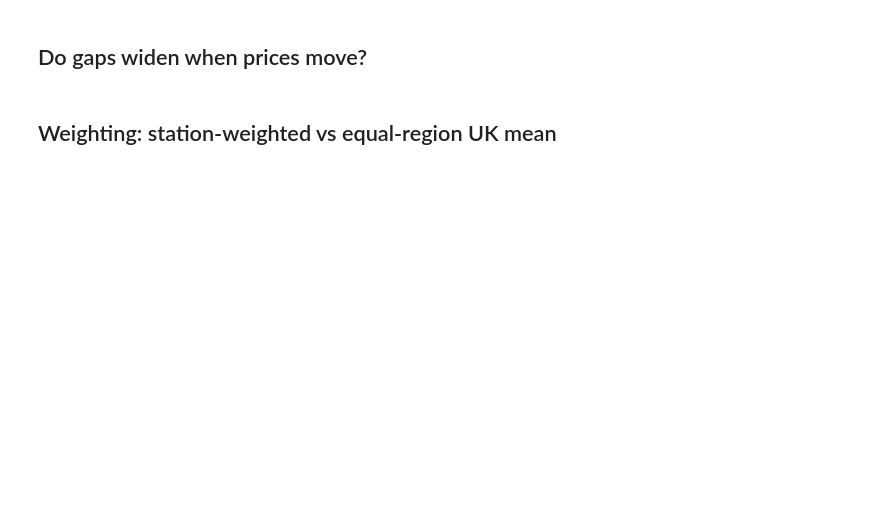
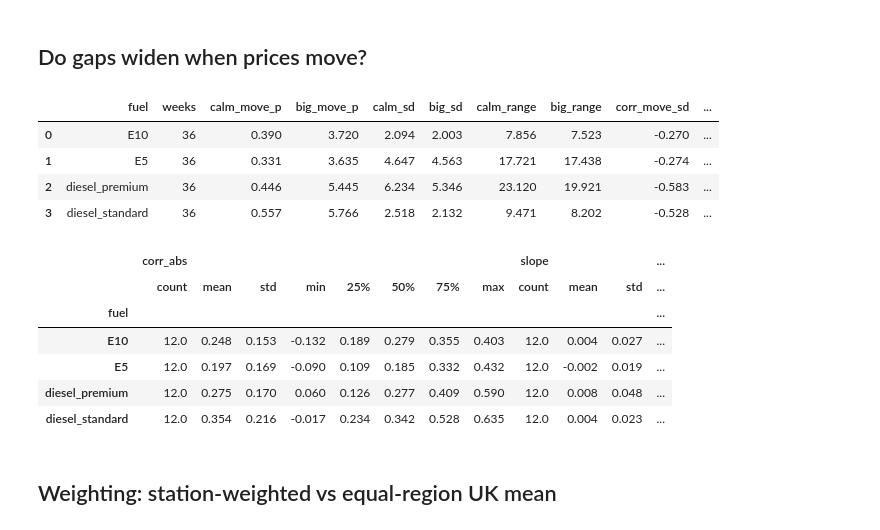
Before and after one commit to Joehmyers/fuel-price-analysis, a Jupyter notebook: notebooks/regional_dispersion.ipynb, the cells around one changed output. Cells and saved outputs as stored; diff of their text form; code cells hidden in the pictures; blank space fills up the shorter version.

```diff
--- a/notebooks/regional_dispersion.ipynb
+++ b/notebooks/regional_dispersion.ipynb
@@ -14,7 +34,21 @@ A.gap_table(areas).query("level == 'region'")
 # %% [markdown]
 ## Do gaps widen when prices move?
 # %%
-display(A.spread_by_move(spread)); A.stability(areas, spread).groupby('fuel')[['corr_abs','slope']].describe().round(3)
+display(A.spread_by_move(spread))
+A.stability(areas, spread).groupby('fuel')[['corr_abs', 'slope']].describe().round(3)
+# %% [output]
+|  | fuel | weeks | calm_move_p | big_move_p | calm_sd | big_sd | calm_range | big_range | corr_move_sd | ... |
+| 0 | E10 | 36 | 0.390 | 3.720 | 2.094 | 2.003 | 7.856 | 7.523 | -0.270 | ... |
+| 1 | E5 | 36 | 0.331 | 3.635 | 4.647 | 4.563 | 17.721 | 17.438 | -0.274 | ... |
+| 2 | diesel_premium | 36 | 0.446 | 5.445 | 6.234 | 5.346 | 23.120 | 19.921 | -0.583 | ... |
+| 3 | diesel_standard | 36 | 0.557 | 5.766 | 2.518 | 2.132 | 9.471 | 8.202 | -0.528 | ... |
+|  | corr_abs |  |  |  |  |  |  |  | slope |  |  | ... |
+|  | count | mean | std | min | 25% | 50% | 75% | max | count | mean | std | ... |
+| fuel |  |  |  |  |  |  |  |  |  |  |  | ... |
+| E10 | 12.0 | 0.248 | 0.153 | -0.132 | 0.189 | 0.279 | 0.355 | 0.403 | 12.0 | 0.004 | 0.027 | ... |
+| E5 | 12.0 | 0.197 | 0.169 | -0.090 | 0.109 | 0.185 | 0.332 | 0.432 | 12.0 | -0.002 | 0.019 | ... |
+| diesel_premium | 12.0 | 0.275 | 0.170 | 0.060 | 0.126 | 0.277 | 0.409 | 0.590 | 12.0 | 0.008 | 0.048 | ... |
+| diesel_standard | 12.0 | 0.354 | 0.216 | -0.017 | 0.234 | 0.342 | 0.528 | 0.635 | 12.0 | 0.004 | 0.023 | ... |
 # %% [markdown]
 ## Weighting: station-weighted vs equal-region UK mean
 # %%
```
Also changed, not shown: parts of 5 cells of this notebook, 2 other files.
